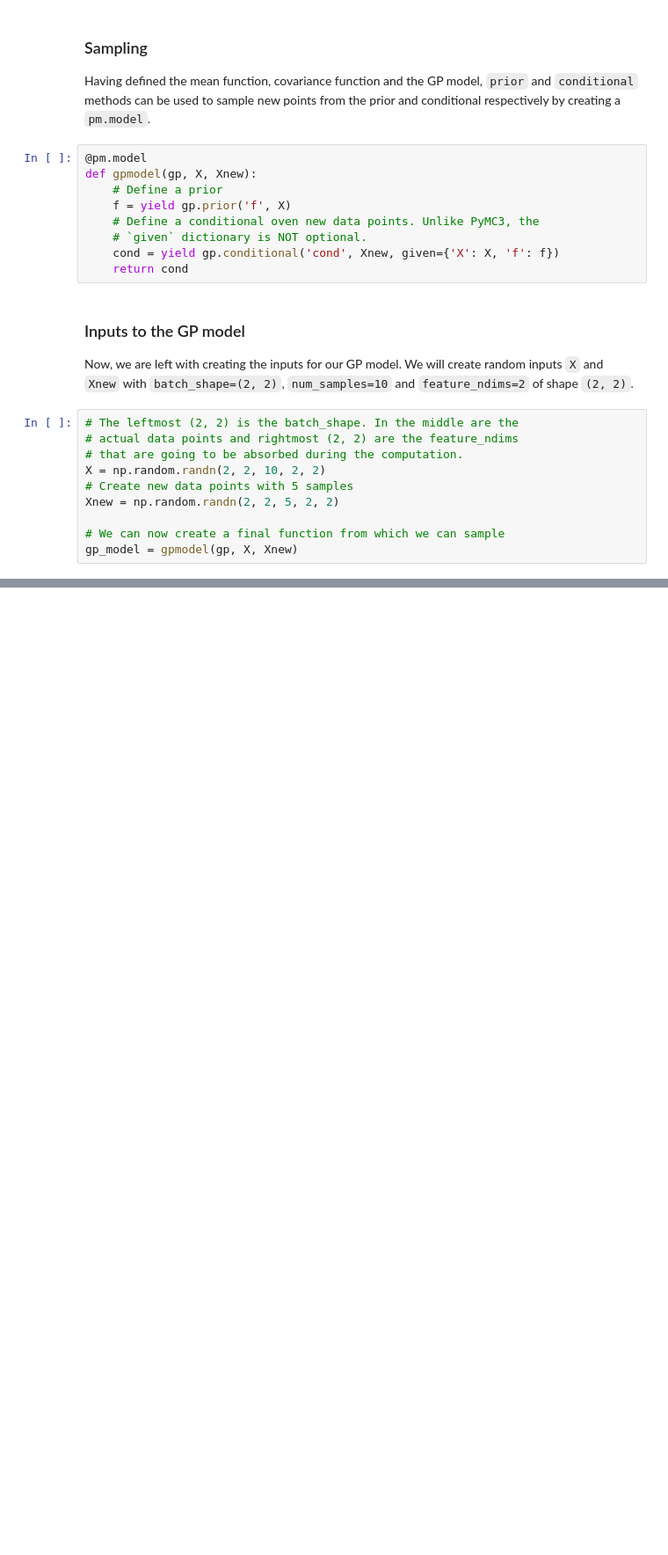
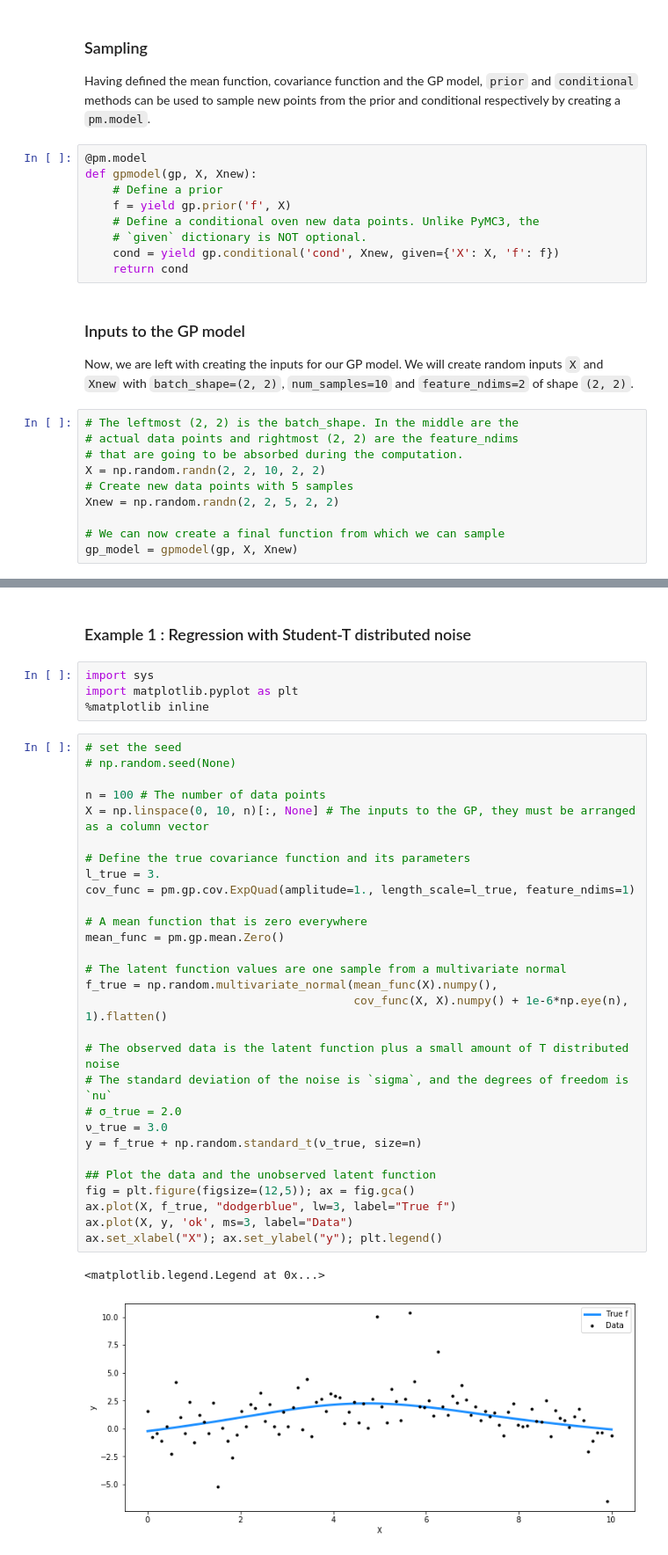
Before and after one commit to pymc-devs/pymc4, a Jupyter notebook: notebooks/gaussian_process.ipynb, the cells around one changed output, grey strips where cells are left out. Shown at 88% size. Drawn from its saved outputs; the diff is of its cells as text; blank space fills up the shorter version.

Commit message:
Add pretty plots

```diff
--- a/notebooks/gaussian_process.ipynb
+++ b/notebooks/gaussian_process.ipynb
@@ -166,2 +167,40 @@ Attributes:
 (3, 100, 2, 2, 10)
 (3, 100, 2, 2, 5)
+# %% [markdown]
+### Example 1 : Regression with Student-T distributed noise
+# %%
+import sys
+import matplotlib.pyplot as plt
+%matplotlib inline
+# %%
+# set the seed
+# np.random.seed(None)
+
+n = 100 # The number of data points
+X = np.linspace(0, 10, n)[:, None] # The inputs to the GP, they must be arranged as a column vector
+
+# Define the true covariance function and its parameters
+l_true = 3.
+cov_func = pm.gp.cov.ExpQuad(amplitude=1., length_scale=l_true, feature_ndims=1)
+
+# A mean function that is zero everywhere
+mean_func = pm.gp.mean.Zero()
+
+# The latent function values are one sample from a multivariate normal
+f_true = np.random.multivariate_normal(mean_func(X).numpy(),
+                                       cov_func(X, X).numpy() + 1e-6*np.eye(n), 1).flatten()
+
+# The observed data is the latent function plus a small amount of T distributed noise
+# The standard deviation of the noise is `sigma`, and the degrees of freedom is `nu`
+# σ_true = 2.0
+ν_true = 3.0
+y = f_true + np.random.standard_t(ν_true, size=n)
+
+## Plot the data and the unobserved latent function
+fig = plt.figure(figsize=(12,5)); ax = fig.gca()
+ax.plot(X, f_true, "dodgerblue", lw=3, label="True f")
+ax.plot(X, y, 'ok', ms=3, label="Data")
+ax.set_xlabel("X"); ax.set_ylabel("y"); plt.legend()
+# %% [output]
+<matplotlib.legend.Legend at 0x...>
+[figure, added]
```
Also changed, not shown: parts of 8 cells of this notebook, 1 other file.
